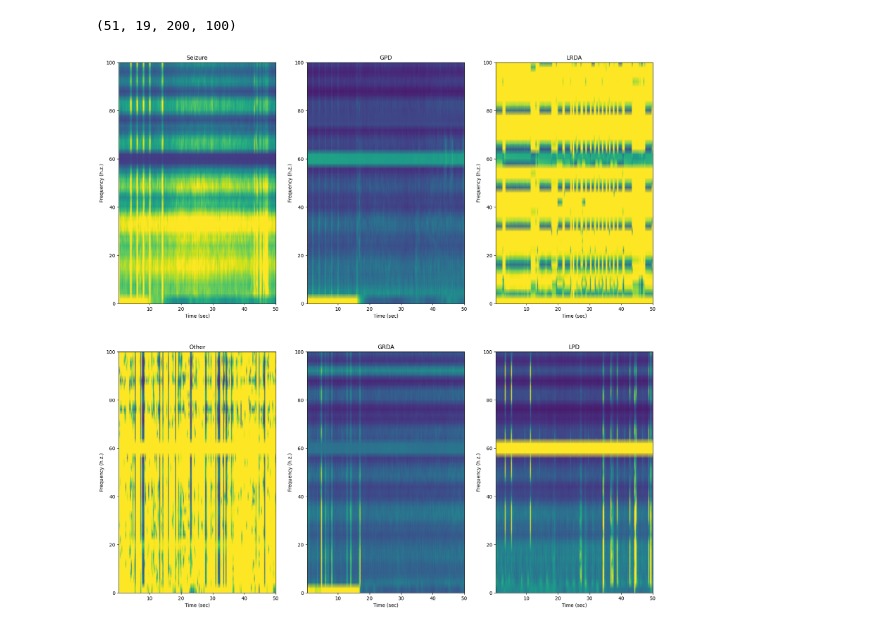
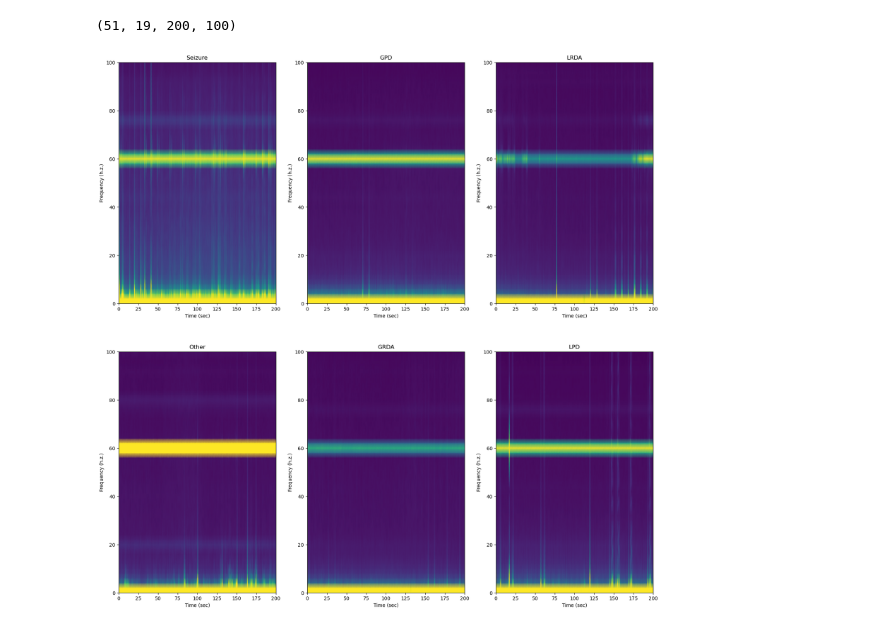
Before and after one commit to Neojaltare/HMSClassification, a Jupyter notebook: ClassifyEEG_Exploration_pandas.ipynb, the cells around one changed output. Cells and saved outputs as stored; diff of their text form; code cells hidden in the pictures.

```diff
--- a/ClassifyEEG_Exploration_pandas.ipynb
+++ b/ClassifyEEG_Exploration_pandas.ipynb
@@ -145,7 +145,7 @@ colnames = ['pca0_mean', 'pca0_std', 'pca0_kurt', 'pca0_skew', 'pca0_rng', 'pca0
             'pca8_rms', 'pca8_hurst', 'pca9_mean', 'pca9_std', 'pca9_kurt', 'pca9_skew', 'pca9_rng', 'pca9_linelength', 'pca9_rms', 'pca9_hurst', 'segments']
 
 
-n_parquet = 173 # 0:173 is ~1% of the dataset
+n_parquet = 10 # 0:173 is ~1% of the dataset
 mask = train.eeg_id.isin(train.eeg_id.unique()[0:n_parquet])
 TD_Features_wf = train.loc[mask, ['eeg_id']].copy()
 TD_Features_lf = pd.DataFrame({"dummy": np.zeros(len(TD_Features_wf)*3)})
@@ -498,0 +484,28 @@ plt.show()
+# %%
+# Load data
+labels = train.expert_consensus.unique()
+numeegs = 10 # Number of datasets to load from each type
+TD_data = {}
+ydata = []
+
+
+for idx, label in enumerate(labels):
+    tempid = train.eeg_id.where(train.expert_consensus == label).unique()
+    tempid = tempid[~np.isnan(tempid)] # There were a few nans in there.
+    chosen = np.random.choice(tempid,size=numeegs)
+
+    for d in range(numeegs):
+        path = f'{EEG_PATH}{int(chosen[d])}.parquet'
+        fulleeg = loadeeg(path).to_numpy()[:,:19] # Excluding the ECG channel here
+        offset = train.eeg_label_offset_seconds[train.eeg_id == chosen[d]].values
+        tempdat = np.zeros((len(time_eeg)-1,19,len(offset)))
+
+        for offind, off in enumerate(offset):
+            if np.isnan(fulleeg[int(off)*200:(((int(off)+50)*200)),:]).any(): #Not sure why the nans are appearing.
+                continue
+            tempdat[:,:,offind] = fulleeg[int(off)*200:(((int(off)+50)*200)),:]
+
+        TD_data[int(chosen[d])] = tempdat
+        ydata.append(label)
+
+TD_keys = list(TD_data.keys())
@@ -687,17 +765,17 @@ grandave = np.mean(grandave/6,axis = 2)
 # %%
 # Plot spectrograms for visual inspection
 
 fig, axs = plt.subplots(2,3,figsize=(20, 20))
 axes = axs.flatten()
 
 for idx, label in enumerate(labels):
     dat = np.mean(Spects[label],axis=3)
-    dat = dat / grandave[:, :, np.newaxis] # Normalize by the grand average
-    axes[idx].pcolormesh(cut_time,f,dat[:,16,:],shading='gouraud',vmin=0,vmax=1)
+#     dat = dat / grandave[:, :, np.newaxis] # Normalize by the grand average
+    axes[idx].pcolormesh(np.linspace(0,200,200),f,dat[:,16,:],shading='gouraud',vmin=0,vmax=10)
     axes[idx].set_ylabel('Frequency (h.z.)')
     axes[idx].set_xlabel('Time (sec)')
     axes[idx].set_title(label)
 
 plt.show()
 # %% [output]
-[figure, old version]
+[figure, new version]
```
Also changed, not shown: parts of 8 cells of this notebook.
